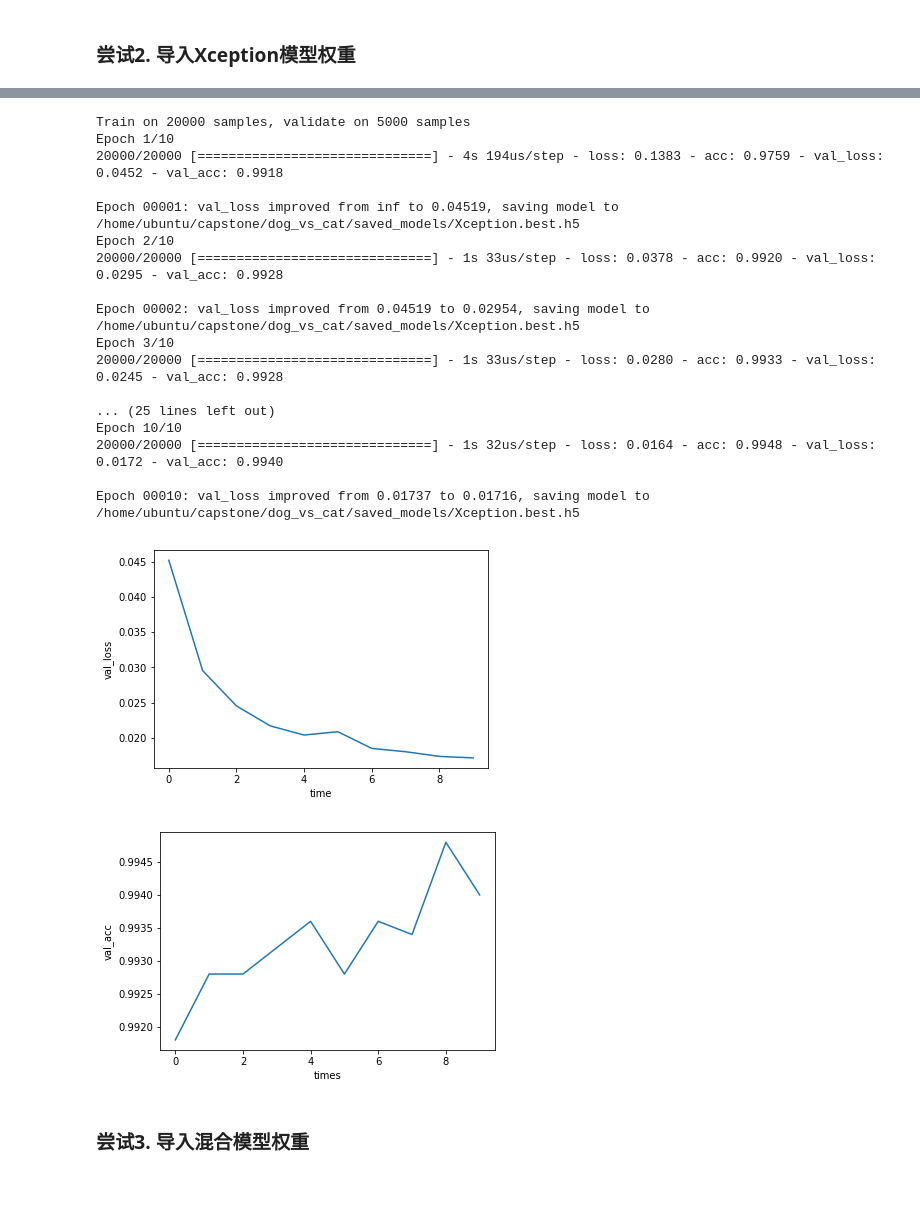
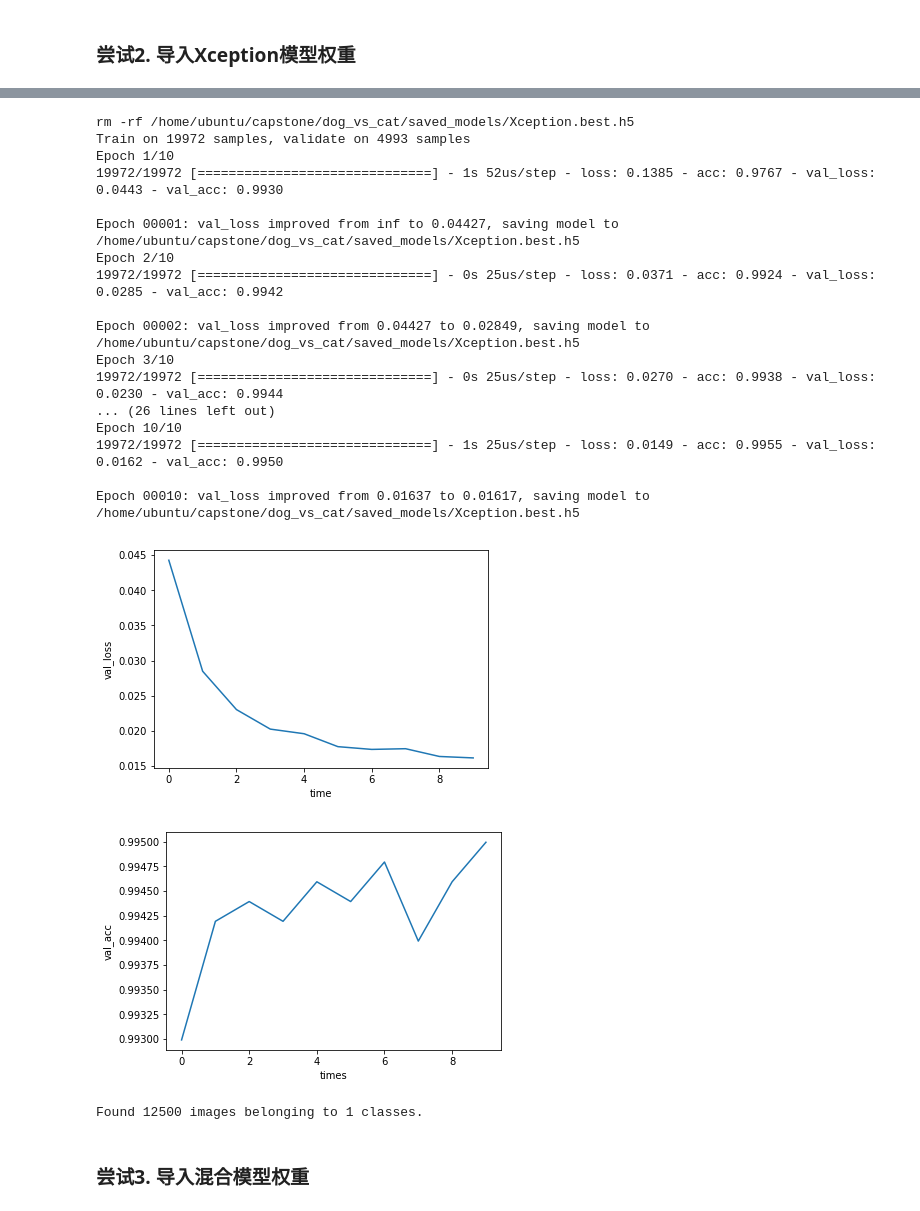
Before and after one commit to euii/capstone, a Jupyter notebook: dog_vs_cat/dog_vs_cat.ipynb, the cells around one changed output, grey strips where cells are left out. Drawn from its saved outputs; the diff is of its cells as text; code cells hidden in the pictures.

```diff
--- a/dog_vs_cat/dog_vs_cat.ipynb
+++ b/dog_vs_cat/dog_vs_cat.ipynb
@@ -100,0 +187,12 @@ for i in range(4):
+# %%
+def predict_model(model,imgs,model_decode,top = 10):
+    pred = model.predict(imgs)
+    return model_decode(pred,top=top)[0]
+
+def get_predict(model,imgs,model_decode, top=10):
+    return [ predict_model(model, x,model_decode, top) for x in tqdm(imgs) ]
+
+model= Xception(weights='imagenet')
+
+##预测模型,反复深度top调整为50可以较好的包含猫狗图片
+pred = get_predict(model, preprocess_imgs,xception.decode_predictions, 50 )
@@ -290,30 +484,36 @@ _________________________________________________________________
 [drawing not drawn]
 # %%
 chk_point_file = H5PY_PATH +'Xception.best.h5'
-history_train = model_fit(Xception,x_train,y_train,chk_point_file)
+history_train_1 = model_fit(Xception,x_train,y_train,chk_point_file)
 # %% [output]
-Train on 20000 samples, validate on 5000 samples
+rm -rf /home/ubuntu/capstone/dog_vs_cat/saved_models/Xception.best.h5
+Train on 19972 samples, validate on 4993 samples
 Epoch 1/10
-20000/20000 [==============================] - 4s 194us/step - loss: 0.1383 - acc: 0.9759 - val_loss: 0.0452 - val_acc: 0.9918
+19972/19972 [==============================] - 1s 52us/step - loss: 0.1385 - acc: 0.9767 - val_loss: 0.0443 - val_acc: 0.9930
 
-Epoch 00001: val_loss improved from inf to 0.04519, saving model to /home/ubuntu/capstone/dog_vs_cat/saved_models/Xception.best.h5
+Epoch 00001: val_loss improved from inf to 0.04427, saving model to /home/ubuntu/capstone/dog_vs_cat/saved_models/Xception.best.h5
 Epoch 2/10
-20000/20000 [==============================] - 1s 33us/step - loss: 0.0378 - acc: 0.9920 - val_loss: 0.0295 - val_acc: 0.9928
+19972/19972 [==============================] - 0s 25us/step - loss: 0.0371 - acc: 0.9924 - val_loss: 0.0285 - val_acc: 0.9942
 
-Epoch 00002: val_loss improved from 0.04519 to 0.02954, saving model to /home/ubuntu/capstone/dog_vs_cat/saved_models/Xception.best.h5
+Epoch 00002: val_loss improved from 0.04427 to 0.02849, saving model to /home/ubuntu/capstone/dog_vs_cat/saved_models/Xception.best.h5
 Epoch 3/10
-20000/20000 [==============================] - 1s 33us/step - loss: 0.0280 - acc: 0.9933 - val_loss: 0.0245 - val_acc: 0.9928
+19972/19972 [==============================] - 0s 25us/step - loss: 0.0270 - acc: 0.9938 - val_loss: 0.0230 - val_acc: 0.9944
+... (26 lines left out)
+Epoch 10/10
+19972/19972 [==============================] - 1s 25us/step - loss: 0.0149 - acc: 0.9955 - val_loss: 0.0162 - val_acc: 0.9950
 
-... (25 lines left out)
-Epoch 10/10
-20000/20000 [==============================] - 1s 32us/step - loss: 0.0164 - acc: 0.9948 - val_loss: 0.0172 - val_acc: 0.9940
-
-Epoch 00010: val_loss improved from 0.01737 to 0.01716, saving model to /home/ubuntu/capstone/dog_vs_cat/saved_models/Xception.best.h5
+Epoch 00010: val_loss improved from 0.01637 to 0.01617, saving model to /home/ubuntu/capstone/dog_vs_cat/saved_models/Xception.best.h5
 # %%
-plt_history(history_train)
+plt_history(history_train_1)
 # %% [output]
-[figure, old version]
+[figure, new version]
-[figure, old version]
+[figure, new version]
+# %%
+y_pred = Xception.predict(x_test) #Xception
+y_pred = y_pred.clip(min = 0.005, max = 0.995)
+save_pred(y_pred,"Xception.csv")
+# %% [output]
+Found 12500 images belonging to 1 classes.
 # %% [markdown]
 ### 尝试3. 导入混合模型权重
 # %%
```
Also changed, not shown: parts of 28 cells of this notebook, 3 other files.
